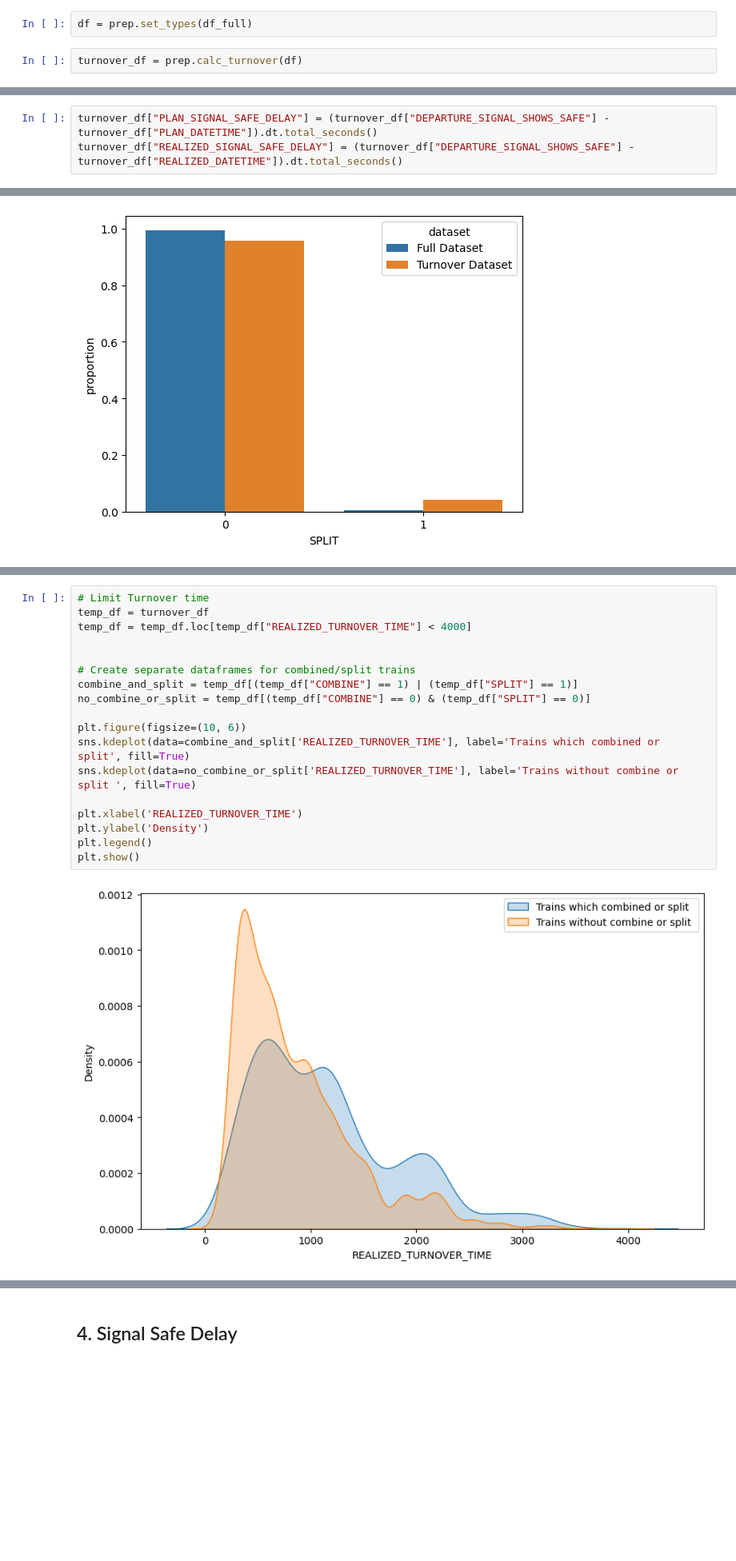
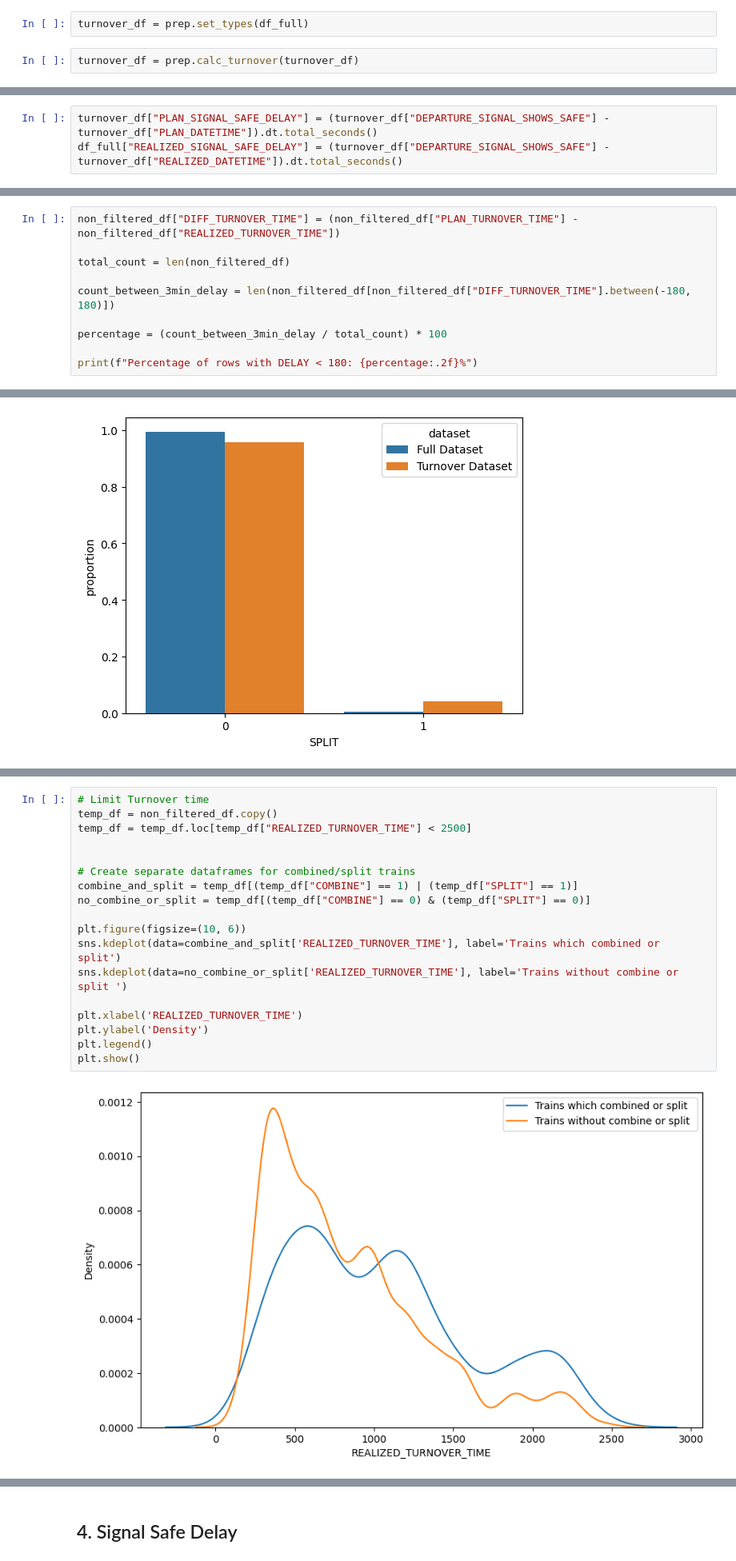
Before and after one commit to timrentenaar/NS_TURNOVER_TIMES, a Jupyter notebook: notebooks/Data_Exploration.ipynb, the cells around one changed output, grey strips where cells are left out. Shown at 80% size. Drawn from its saved outputs; the diff is of its cells as text; blank space fills up the shorter version.

```diff
--- a/notebooks/Data_Exploration.ipynb
+++ b/notebooks/Data_Exploration.ipynb
@@ -59,7 +31,7 @@ df_full.head()
 # %%
-df = prep.set_types(df_full)
+turnover_df = prep.set_types(df_full)
 # %%
-turnover_df = prep.calc_turnover(df)
+turnover_df = prep.calc_turnover(turnover_df)
 # %% [output]
 A value is trying to be set on a copy of a slice from a DataFrame.
 Try using .loc[row_indexer,col_indexer] = value instead
@@ -89,7 +61,7 @@ turnover_df = prep.remove_unnecessary_rows(turnover_df)
 Calculate signal safe delay:
 # %%
 turnover_df["PLAN_SIGNAL_SAFE_DELAY"] = (turnover_df["DEPARTURE_SIGNAL_SHOWS_SAFE"] - turnover_df["PLAN_DATETIME"]).dt.total_seconds()
-turnover_df["REALIZED_SIGNAL_SAFE_DELAY"] = (turnover_df["DEPARTURE_SIGNAL_SHOWS_SAFE"] - turnover_df["REALIZED_DATETIME"]).dt.total_seconds()
+df_full["REALIZED_SIGNAL_SAFE_DELAY"] = (turnover_df["DEPARTURE_SIGNAL_SHOWS_SAFE"] - turnover_df["REALIZED_DATETIME"]).dt.total_seconds()
 # %% [markdown]
 Transform `COMBINE`and `SPLIT` into binary values, removing NaN values in the proces:
 # %%
@@ -186,0 +173,10 @@ The largest delays occur because of a signal delay
+# %%
+non_filtered_df["DIFF_TURNOVER_TIME"] = (non_filtered_df["PLAN_TURNOVER_TIME"] - non_filtered_df["REALIZED_TURNOVER_TIME"])
+
+total_count = len(non_filtered_df)
+
+count_between_3min_delay = len(non_filtered_df[non_filtered_df["DIFF_TURNOVER_TIME"].between(-180, 180)])
+
+percentage = (count_between_3min_delay / total_count) * 100
+
+print(f"Percentage of rows with DELAY < 180: {percentage:.2f}%")
@@ -272,20 +339,20 @@ Combining and splitting have a significant influence on turnover time:
 # %%
 # Limit Turnover time
-temp_df = turnover_df
-temp_df = temp_df.loc[temp_df["REALIZED_TURNOVER_TIME"] < 4000]
+temp_df = non_filtered_df.copy()
+temp_df = temp_df.loc[temp_df["REALIZED_TURNOVER_TIME"] < 2500]
 
 
 # Create separate dataframes for combined/split trains
 combine_and_split = temp_df[(temp_df["COMBINE"] == 1) | (temp_df["SPLIT"] == 1)]
 no_combine_or_split = temp_df[(temp_df["COMBINE"] == 0) & (temp_df["SPLIT"] == 0)]
 
 plt.figure(figsize=(10, 6))
-sns.kdeplot(data=combine_and_split['REALIZED_TURNOVER_TIME'], label='Trains which combined or split', fill=True)
-sns.kdeplot(data=no_combine_or_split['REALIZED_TURNOVER_TIME'], label='Trains without combine or split ', fill=True)
+sns.kdeplot(data=combine_and_split['REALIZED_TURNOVER_TIME'], label='Trains which combined or split')
+sns.kdeplot(data=no_combine_or_split['REALIZED_TURNOVER_TIME'], label='Trains without combine or split ')
 
 plt.xlabel('REALIZED_TURNOVER_TIME')
 plt.ylabel('Density')
 plt.legend()
 plt.show()
 # %% [output]
-[figure, old version]
+[figure, new version]
```
Also changed, not shown: parts of 54 cells of this notebook.
